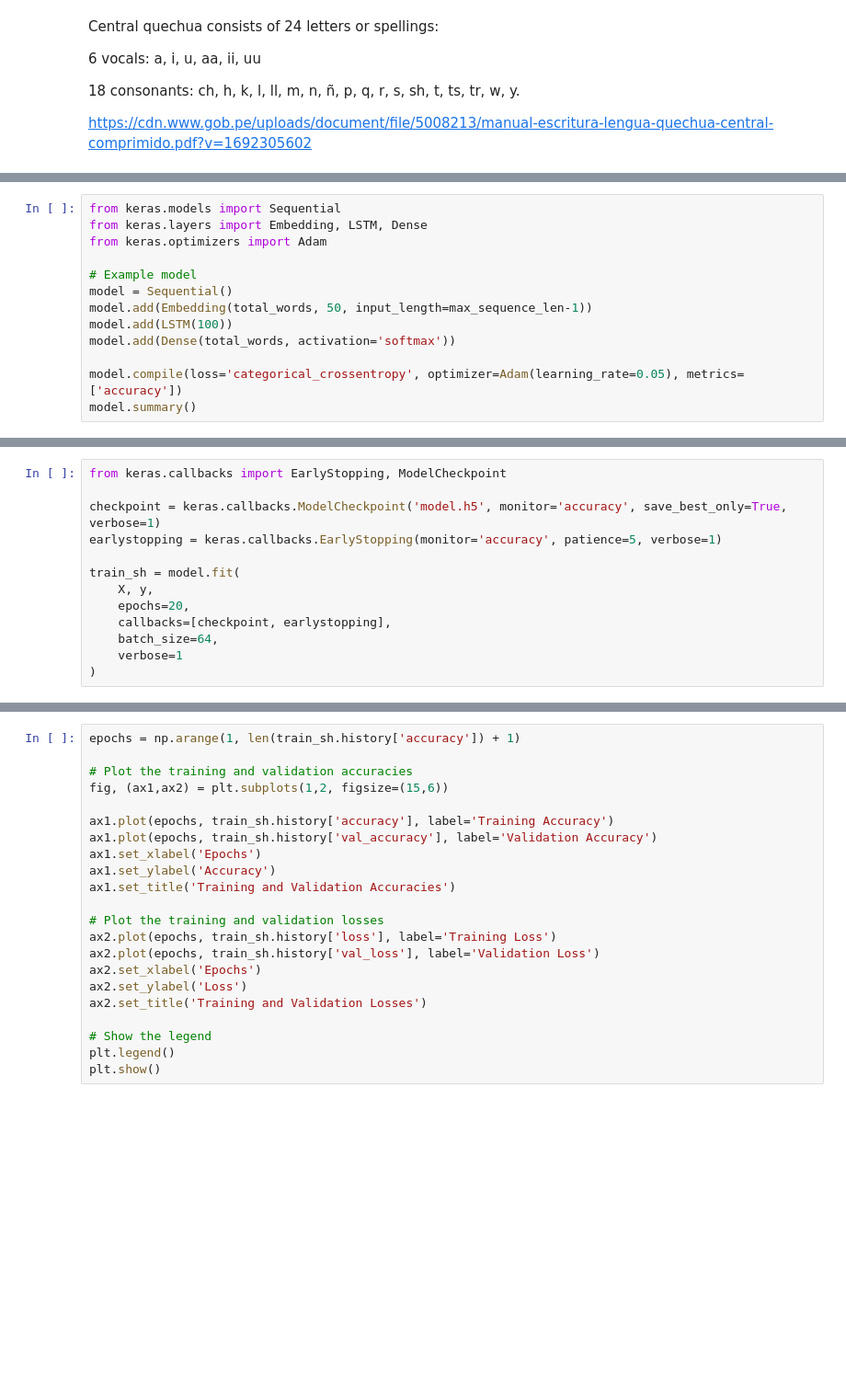
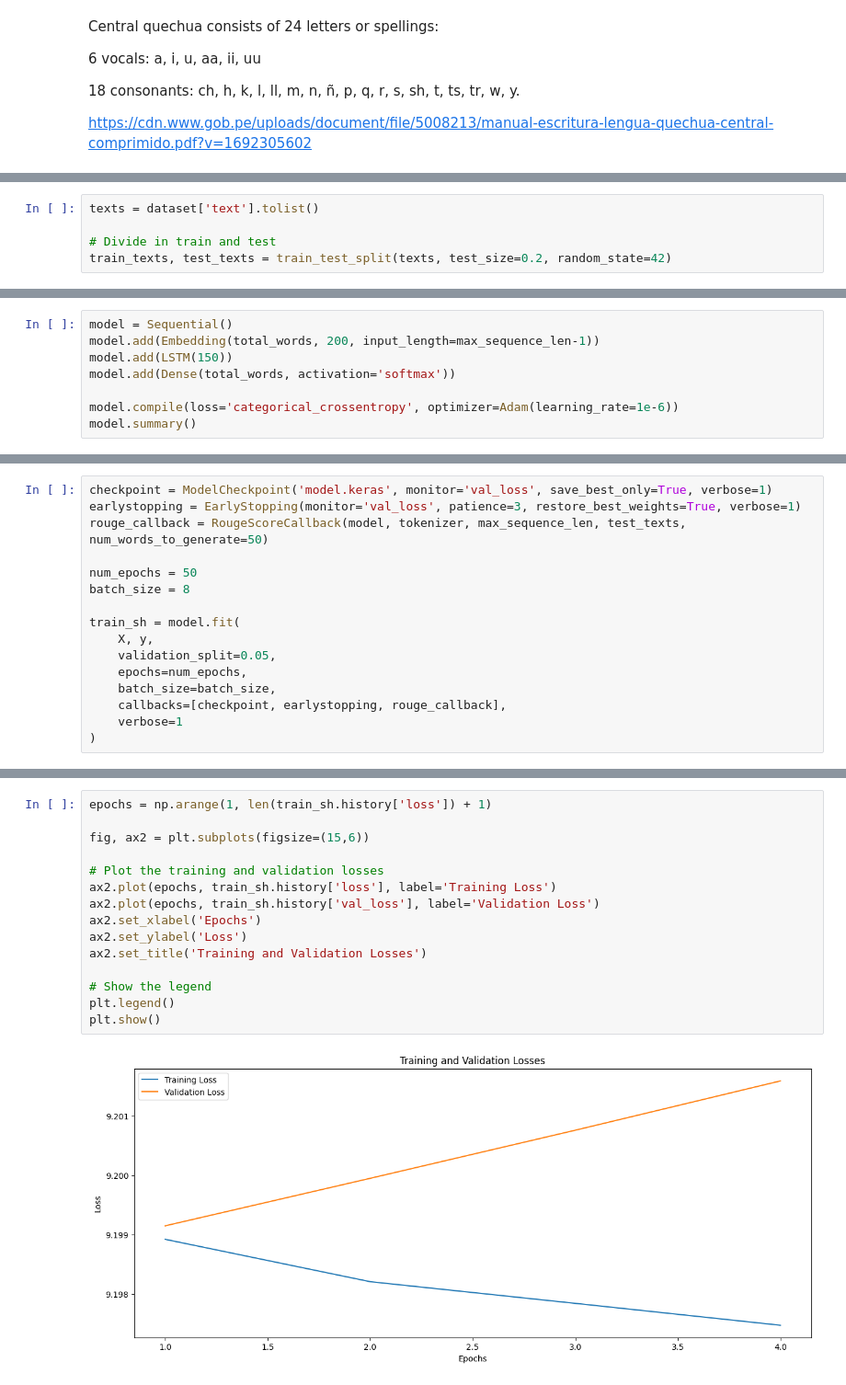
Before and after one commit to U20212419/TA_TACC, a Jupyter notebook: TACC_Project.ipynb, the cells around one changed output, grey strips where cells are left out. Shown at 92% size. Cells and saved outputs as stored; diff of their text form; blank space fills up the shorter version.

Commit message:
Prueba de modelos

```diff
--- a/TACC_Project.ipynb
+++ b/TACC_Project.ipynb
@@ -119 +214,6 @@ FILTERED DATASET
+# %%
+texts = dataset['text'].tolist()
+
+# Divide in train and test
+train_texts, test_texts = train_test_split(texts, test_size=0.2, random_state=42)
 # %%
@@ -148,14 +242,9 @@ y = keras.utils.to_categorical(y, num_classes=total_words)
 # %%
-from keras.models import Sequential
-from keras.layers import Embedding, LSTM, Dense
-from keras.optimizers import Adam
-
-# Example model
 model = Sequential()
-model.add(Embedding(total_words, 50, input_length=max_sequence_len-1))
-model.add(LSTM(100))
+model.add(Embedding(total_words, 200, input_length=max_sequence_len-1))
+model.add(LSTM(150))
 model.add(Dense(total_words, activation='softmax'))
 
-model.compile(loss='categorical_crossentropy', optimizer=Adam(learning_rate=0.05), metrics=['accuracy'])
+model.compile(loss='categorical_crossentropy', optimizer=Adam(learning_rate=1e-6))
 model.summary()
 # %% [output]
@@ -179,13 +268,16 @@ _________________________________________________________________
 # %%
-from keras.callbacks import EarlyStopping, ModelCheckpoint
+checkpoint = ModelCheckpoint('model.keras', monitor='val_loss', save_best_only=True, verbose=1)
+earlystopping = EarlyStopping(monitor='val_loss', patience=3, restore_best_weights=True, verbose=1)
+rouge_callback = RougeScoreCallback(model, tokenizer, max_sequence_len, test_texts, num_words_to_generate=50)
 
-checkpoint = keras.callbacks.ModelCheckpoint('model.h5', monitor='accuracy', save_best_only=True, verbose=1)
-earlystopping = keras.callbacks.EarlyStopping(monitor='accuracy', patience=5, verbose=1)
+num_epochs = 50
+batch_size = 8
 
 train_sh = model.fit(
     X, y,
-    epochs=20,
-    callbacks=[checkpoint, earlystopping],
-    batch_size=64,
+    validation_split=0.05,
+    epochs=num_epochs,
+    batch_size=batch_size,
+    callbacks=[checkpoint, earlystopping, rouge_callback],
     verbose=1
 )
@@ -194,23 +305,18 @@ train_sh = model.fit(
 # %%
-epochs = np.arange(1, len(train_sh.history['accuracy']) + 1)
+epochs = np.arange(1, len(train_sh.history['loss']) + 1)
 
-# Plot the training and validation accuracies
-fig, (ax1,ax2) = plt.subplots(1,2, figsize=(15,6))
-
-ax1.plot(epochs, train_sh.history['accuracy'], label='Training Accuracy')
-ax1.plot(epochs, train_sh.history['val_accuracy'], label='Validation Accuracy')
-ax1.set_xlabel('Epochs')
-ax1.set_ylabel('Accuracy')
-ax1.set_title('Training and Validation Accuracies')
+fig, ax2 = plt.subplots(figsize=(15,6))
 
 # Plot the training and validation losses
 ax2.plot(epochs, train_sh.history['loss'], label='Training Loss')
 ax2.plot(epochs, train_sh.history['val_loss'], label='Validation Loss')
 ax2.set_xlabel('Epochs')
 ax2.set_ylabel('Loss')
 ax2.set_title('Training and Validation Losses')
 
 # Show the legend
 plt.legend()
 plt.show()
+# %% [output]
+[figure, added]
 # %% [markdown]
```
Also changed, not shown: parts of 23 cells of this notebook.
